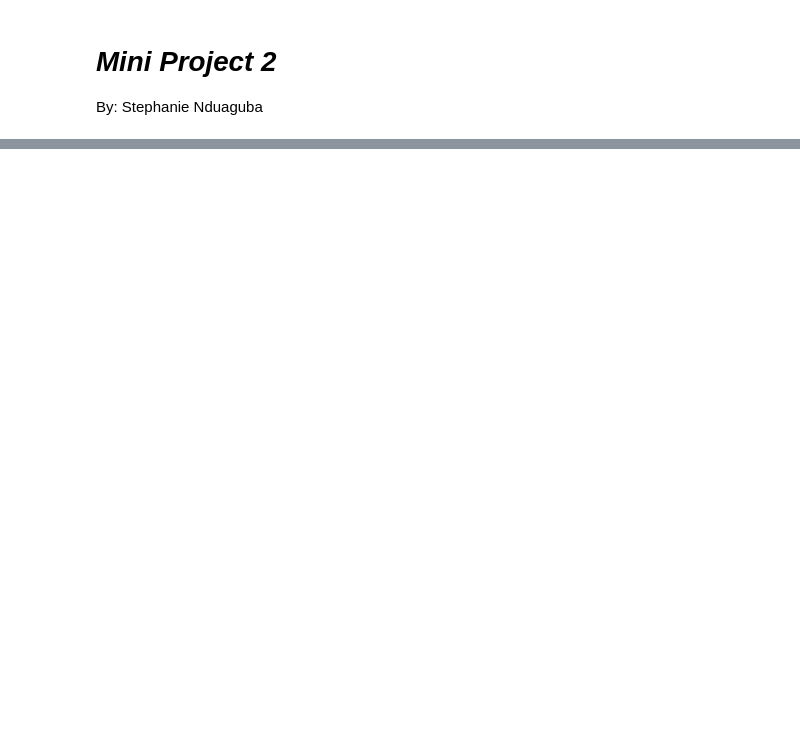
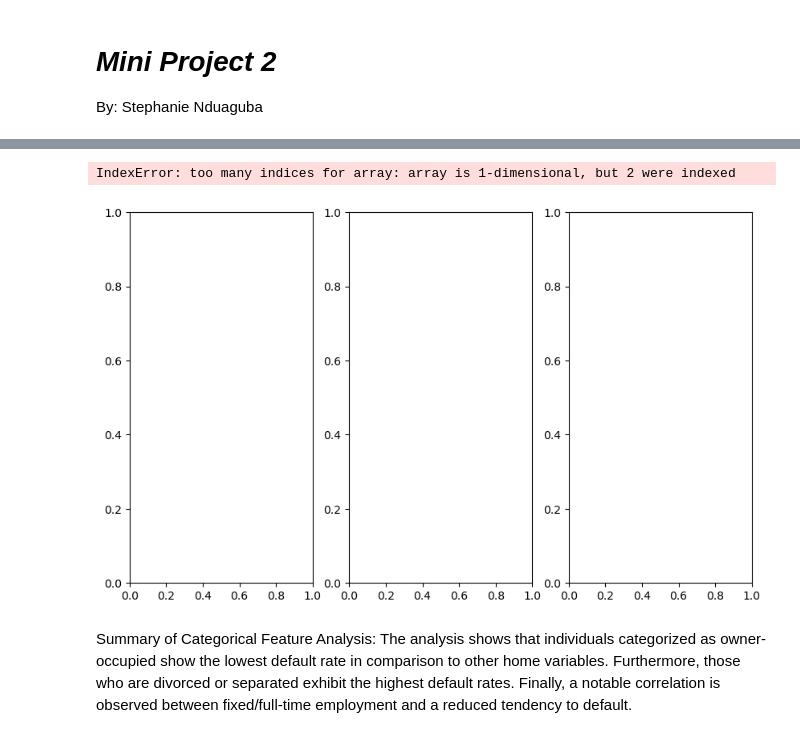
Before and after one commit to Posheffy/IODSN, a Jupyter notebook: IOD_MiniProject_2.0_SN.ipynb, the cells around one changed output, grey strips where cells are left out. Cells and saved outputs as stored; diff of their text form; code cells hidden in the pictures; blank space fills up the shorter version.

```diff
--- a/IOD_MiniProject_2.0_SN.ipynb
+++ b/IOD_MiniProject_2.0_SN.ipynb
@@ -256,0 +346,20 @@ memory usage: 487.4+ KB
+# %%
+# Calculate and plot the mean default rate within the categorical variables
+# Create a 2x2 subplot for the four plots
+fig, axes = plt.subplots(1, 3, figsize=(10, 6))
+
+# Iterate through the categorical variables and plot mean 'Status' (default)
+for i, value in enumerate(categorical):
+    mean_values = df.groupby(value)['Status'].mean().sort_values()
+    sns.barplot(x=mean_values.index, y=mean_values.values, palette="viridis", ax=axes[i // 2, i % 2])
+    axes[i // 2, i % 2].set_title(f'Mean Default by {value}')
+    axes[i // 2, i % 2].set_xticklabels(axes[i // 2, i % 2].get_xticklabels())
+
+# Adjust the layout
+plt.tight_layout()
+plt.show()
+# %% [output]
+IndexError: too many indices for array: array is 1-dimensional, but 2 were indexed
+[figure, added]
+# %% [markdown]
+Summary of Categorical Feature Analysis: The analysis shows that individuals categorized as owner-occupied show the lowest default rate in comparison to other home variables. Furthermore, those who are divorced or separated exhibit the highest default rates. Finally, a notable correlation is observed between fixed/full-time employment and a reduced tendency to default.
```
Also changed, not shown: parts of 77 cells of this notebook.
